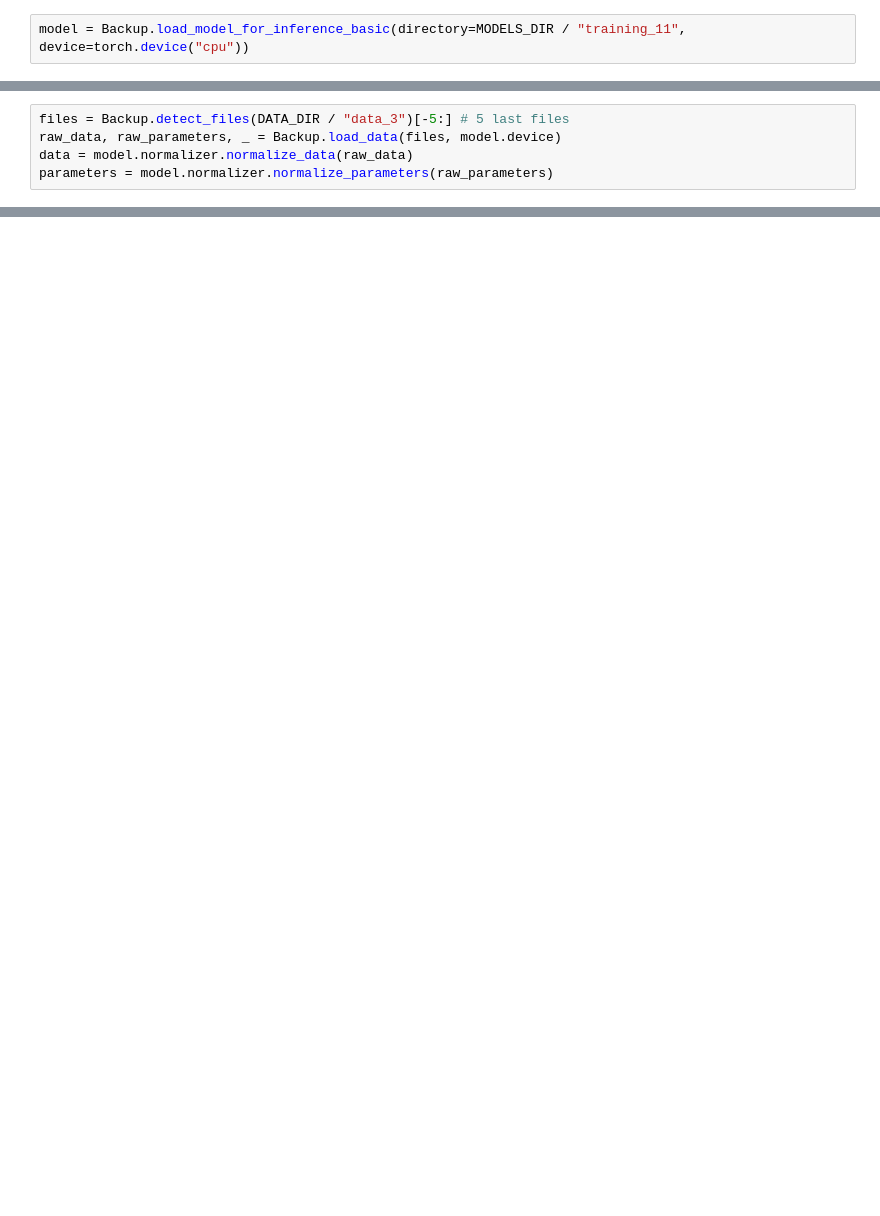
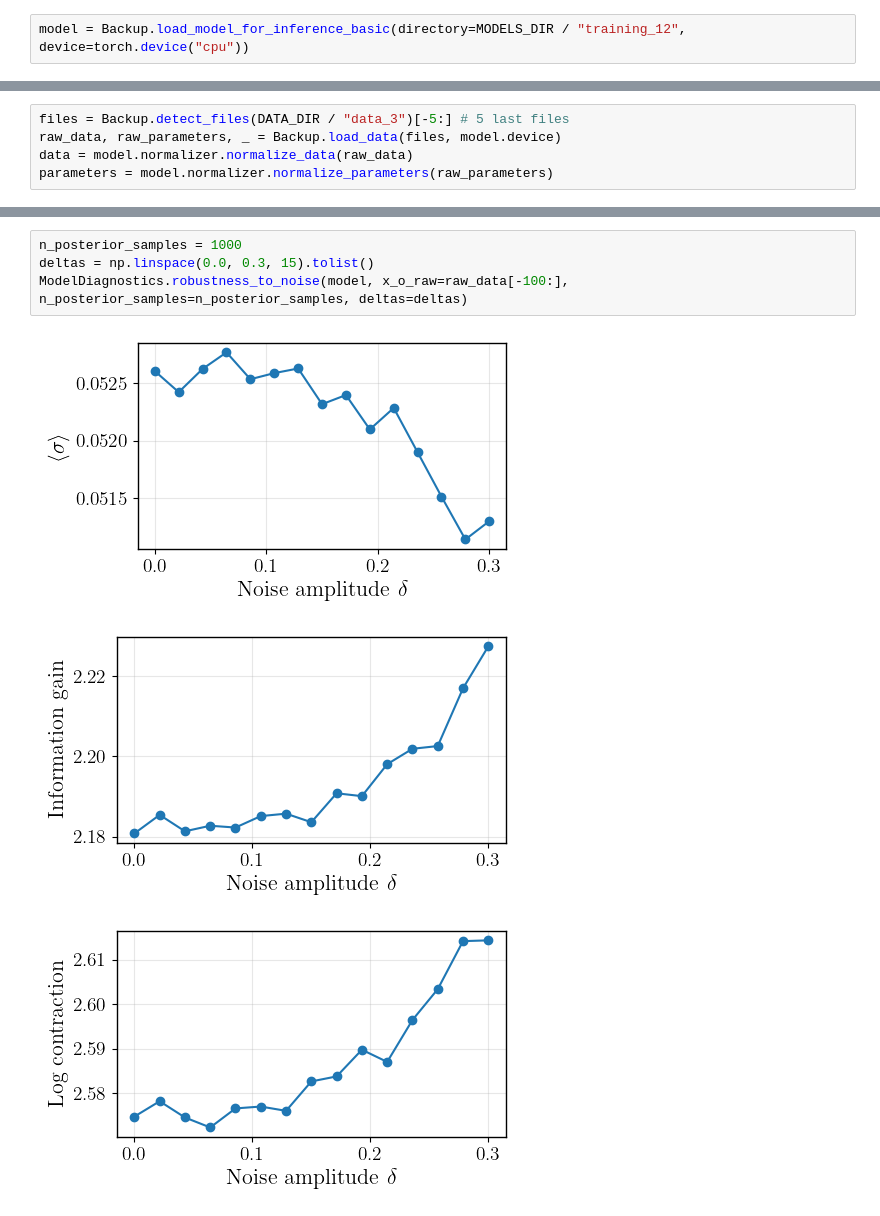
Before and after one commit to NilsCt/sbi-particle-physics, a Jupyter notebook: notebooks/model_validator.ipynb, the cells around one changed output, grey strips where cells are left out. Saved outputs shown, nothing was run; the diff lists cells and outputs as text; blank space fills up the shorter version.

Commit message:
robust diagnostics + non quantifiable x model comparisons

```diff
--- a/notebooks/model_validator.ipynb
+++ b/notebooks/model_validator.ipynb
@@ -7,4 +7,4 @@ from sbi_particle_physics.managers.backup import Backup
 from sbi_particle_physics.managers.model_diagnostics import ModelDiagnostics
 from sbi_particle_physics.config import MODELS_DIR, DATA_DIR
 # %%
-model = Backup.load_model_for_inference_basic(directory=MODELS_DIR / "training_11", device=torch.device("cpu"))
+model = Backup.load_model_for_inference_basic(directory=MODELS_DIR / "training_12", device=torch.device("cpu"))
@@ -30,0 +51,8 @@ ModelDiagnostics.posterior_predictive_checks(model, x_o=data[-1], n_samples=200,
+# %%
+n_posterior_samples = 1000
+deltas = np.linspace(0.0, 0.3, 15).tolist()
+ModelDiagnostics.robustness_to_noise(model, x_o_raw=raw_data[-100:], n_posterior_samples=n_posterior_samples, deltas=deltas)
+# %% [output]
+[figure, added]
+[figure, added]
+[figure, added]
```
Also changed, not shown: parts of 10 cells of this notebook, 8 other files.
